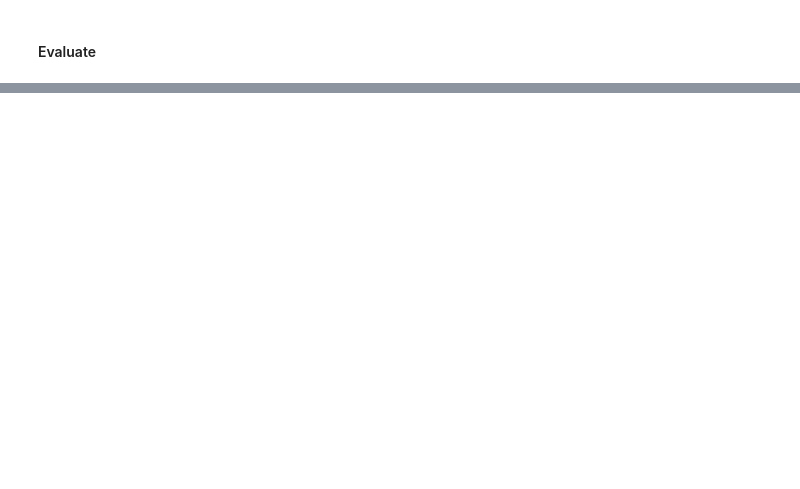
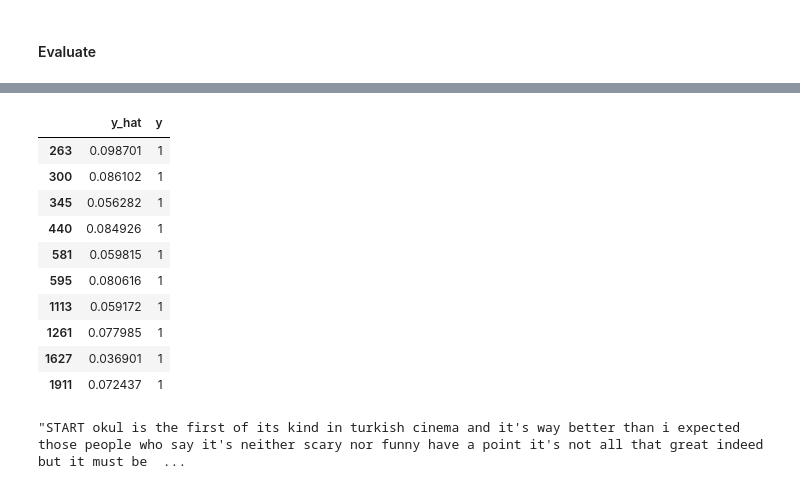
Before and after one commit to artificially-ai/workshop, a Jupyter notebook: notebooks/nlp/deep_net_sentiment_classifier_for_imdb.ipynb, the cells around one changed output, grey strips where cells are left out. Cells and saved outputs as stored; diff of their text form; code cells hidden in the pictures; blank space fills up the shorter version.

```diff
--- a/notebooks/nlp/deep_net_sentiment_classifier_for_imdb.ipynb
+++ b/notebooks/nlp/deep_net_sentiment_classifier_for_imdb.ipynb
@@ -211,4 +353,18 @@ plt.show()
 # %%
-# ydf[(ydf.y == 1) & (ydf.y_hat < 0.1)].head(10)
+ydf[(ydf.y == 1) & (ydf.y_hat < 0.1)].head(10)
+# %% [output]
+|  | y_hat | y |
+| 263 | 0.098701 | 1 |
+| 300 | 0.086102 | 1 |
+| 345 | 0.056282 | 1 |
+| 440 | 0.084926 | 1 |
+| 581 | 0.059815 | 1 |
+| 595 | 0.080616 | 1 |
+| 1113 | 0.059172 | 1 |
+| 1261 | 0.077985 | 1 |
+| 1627 | 0.036901 | 1 |
+| 1911 | 0.072437 | 1 |
 # %%
-# ' '.join(index_word[id] for id in all_X_valid[101])
+' '.join(index_word[id] for id in all_X_valid[101])
+# %% [output]
+"START okul is the first of its kind in turkish cinema and it's way better than i expected those people who say it's neither scary nor funny have a point it's not all that great indeed but it must be  ...
```
Also changed, not shown: parts of 40 cells of this notebook, 6 other files.
